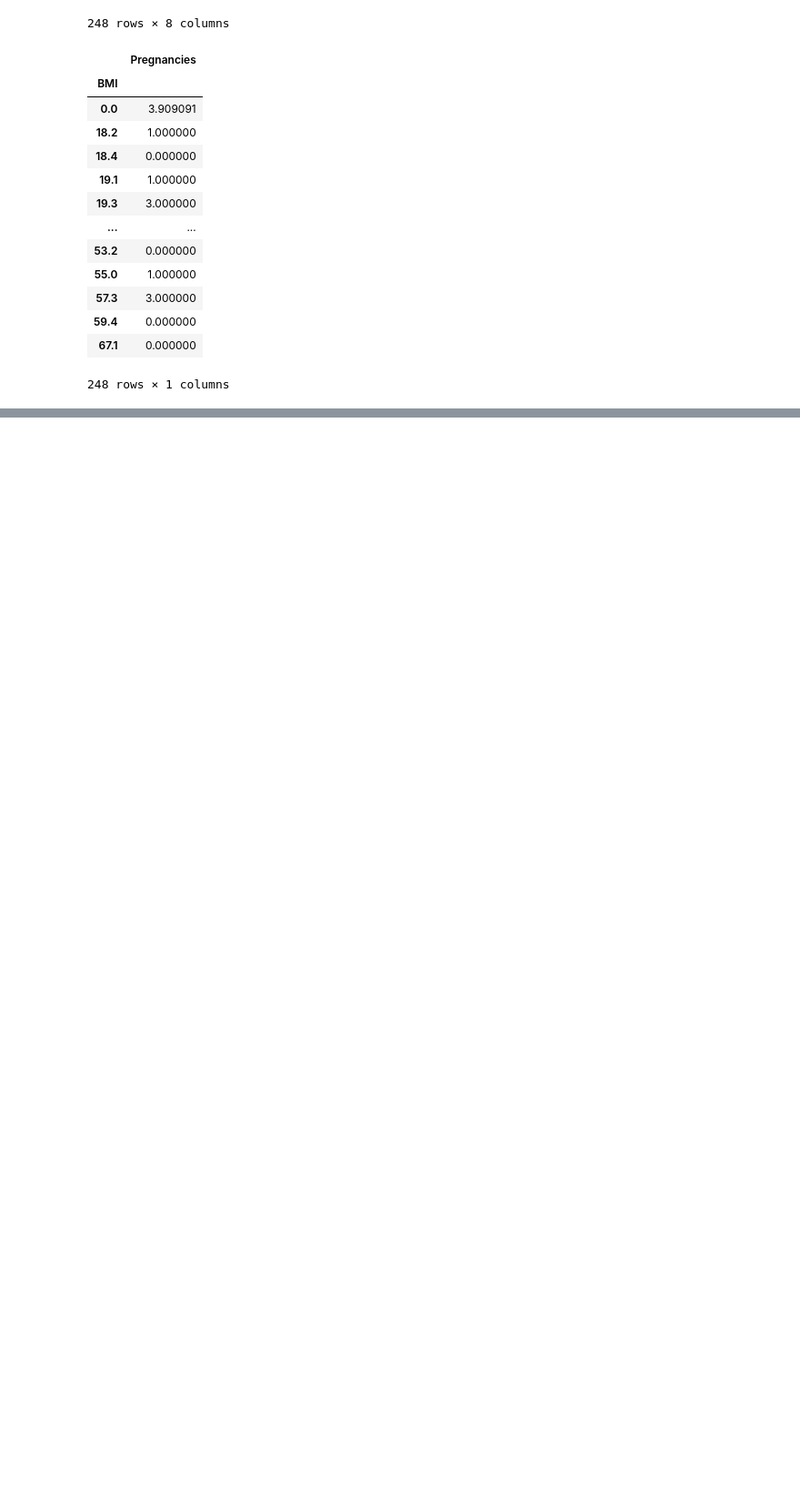
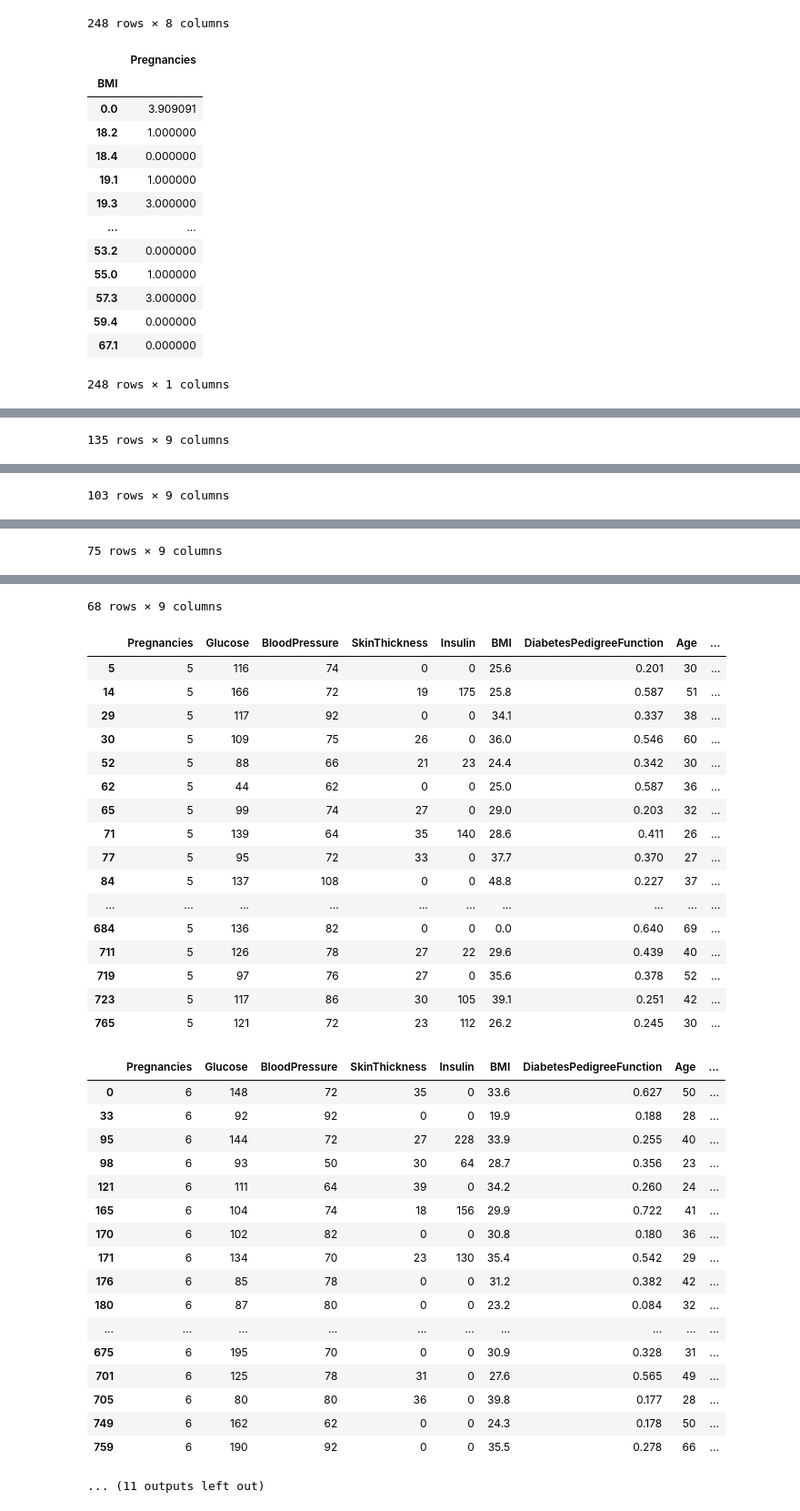
Before and after one commit to gowtham-dd/Data-Science-Basics, a Jupyter notebook: PANDAS.ipynb, the cells around one changed output, grey strips where cells are left out. Shown: that part at 91% size. Saved outputs shown, nothing was run; the diff lists cells and outputs as text; code cells hidden in the pictures; blank space fills up the shorter version.

```diff
--- a/PANDAS.ipynb
+++ b/PANDAS.ipynb
@@ -712,3 +712,7 @@ pd.pivot_table(file,index=['BMI'],values=['Pregnancies'])
 248 rows × 1 columns
 # %%
 files.pivot_table(file,index=['BMI'],values=[])
+# %%
+#groups
+abc=file.groupby('Pregnancies')
+display(abc)
@@ -714,0 +721,3 @@ files.pivot_table(file,index=['BMI'],values=[])
+# %%
+abc.apply(display)
+# %% [output]
@@ -714,0 +749 @@ files.pivot_table(file,index=['BMI'],values=[])
+135 rows × 9 columns
@@ -714,0 +762 @@ files.pivot_table(file,index=['BMI'],values=[])
+103 rows × 9 columns
@@ -714,0 +775 @@ files.pivot_table(file,index=['BMI'],values=[])
+75 rows × 9 columns
@@ -714,0 +788,36 @@ files.pivot_table(file,index=['BMI'],values=[])
+68 rows × 9 columns
+|  | Pregnancies | Glucose | BloodPressure | SkinThickness | Insulin | BMI | DiabetesPedigreeFunction | Age | ... |
+| 5 | 5 | 116 | 74 | 0 | 0 | 25.6 | 0.201 | 30 | ... |
+| 14 | 5 | 166 | 72 | 19 | 175 | 25.8 | 0.587 | 51 | ... |
+| 29 | 5 | 117 | 92 | 0 | 0 | 34.1 | 0.337 | 38 | ... |
+| 30 | 5 | 109 | 75 | 26 | 0 | 36.0 | 0.546 | 60 | ... |
+| 52 | 5 | 88 | 66 | 21 | 23 | 24.4 | 0.342 | 30 | ... |
+| 62 | 5 | 44 | 62 | 0 | 0 | 25.0 | 0.587 | 36 | ... |
+| 65 | 5 | 99 | 74 | 27 | 0 | 29.0 | 0.203 | 32 | ... |
+| 71 | 5 | 139 | 64 | 35 | 140 | 28.6 | 0.411 | 26 | ... |
+| 77 | 5 | 95 | 72 | 33 | 0 | 37.7 | 0.370 | 27 | ... |
+| 84 | 5 | 137 | 108 | 0 | 0 | 48.8 | 0.227 | 37 | ... |
+| ... | ... | ... | ... | ... | ... | ... | ... | ... | ... |
+| 684 | 5 | 136 | 82 | 0 | 0 | 0.0 | 0.640 | 69 | ... |
+| 711 | 5 | 126 | 78 | 27 | 22 | 29.6 | 0.439 | 40 | ... |
+| 719 | 5 | 97 | 76 | 27 | 0 | 35.6 | 0.378 | 52 | ... |
+| 723 | 5 | 117 | 86 | 30 | 105 | 39.1 | 0.251 | 42 | ... |
+| 765 | 5 | 121 | 72 | 23 | 112 | 26.2 | 0.245 | 30 | ... |
+|  | Pregnancies | Glucose | BloodPressure | SkinThickness | Insulin | BMI | DiabetesPedigreeFunction | Age | ... |
+| 0 | 6 | 148 | 72 | 35 | 0 | 33.6 | 0.627 | 50 | ... |
+| 33 | 6 | 92 | 92 | 0 | 0 | 19.9 | 0.188 | 28 | ... |
+| 95 | 6 | 144 | 72 | 27 | 228 | 33.9 | 0.255 | 40 | ... |
+| 98 | 6 | 93 | 50 | 30 | 64 | 28.7 | 0.356 | 23 | ... |
+| 121 | 6 | 111 | 64 | 39 | 0 | 34.2 | 0.260 | 24 | ... |
+| 165 | 6 | 104 | 74 | 18 | 156 | 29.9 | 0.722 | 41 | ... |
+| 170 | 6 | 102 | 82 | 0 | 0 | 30.8 | 0.180 | 36 | ... |
+| 171 | 6 | 134 | 70 | 23 | 130 | 35.4 | 0.542 | 29 | ... |
+| 176 | 6 | 85 | 78 | 0 | 0 | 31.2 | 0.382 | 42 | ... |
+| 180 | 6 | 87 | 80 | 0 | 0 | 23.2 | 0.084 | 32 | ... |
+| ... | ... | ... | ... | ... | ... | ... | ... | ... | ... |
+| 675 | 6 | 195 | 70 | 0 | 0 | 30.9 | 0.328 | 31 | ... |
+| 701 | 6 | 125 | 78 | 31 | 0 | 27.6 | 0.565 | 49 | ... |
+| 705 | 6 | 80 | 80 | 36 | 0 | 39.8 | 0.177 | 28 | ... |
+| 749 | 6 | 162 | 62 | 0 | 0 | 24.3 | 0.178 | 50 | ... |
+| 759 | 6 | 190 | 92 | 0 | 0 | 35.5 | 0.278 | 66 | ... |
+... (11 outputs left out)
```
Also changed, not shown: parts of 5 cells of this notebook.
